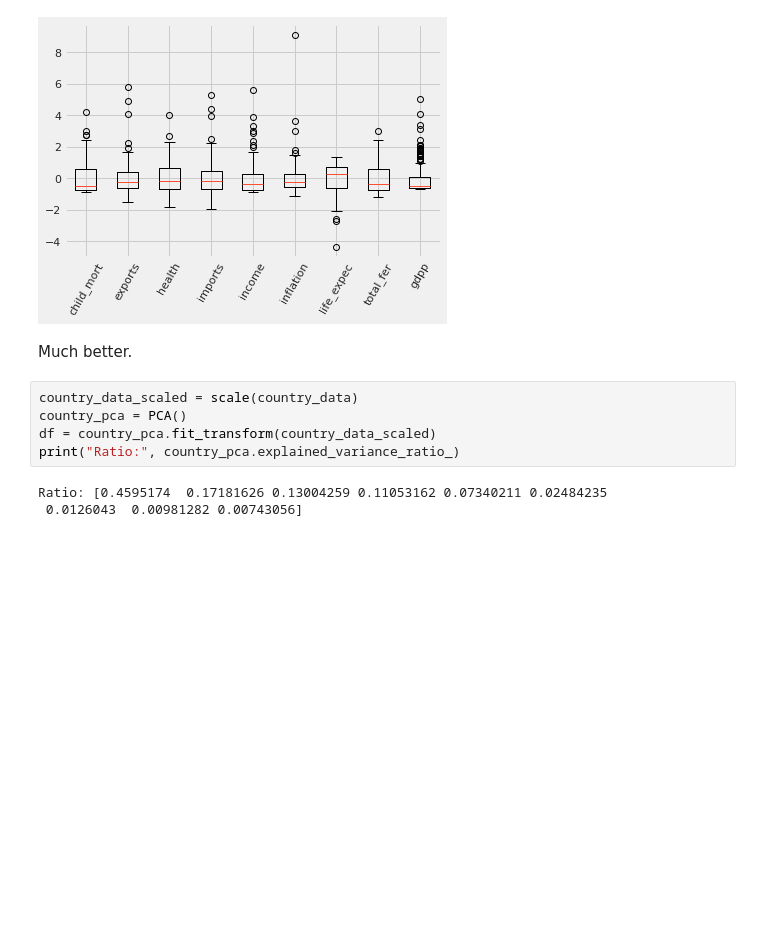
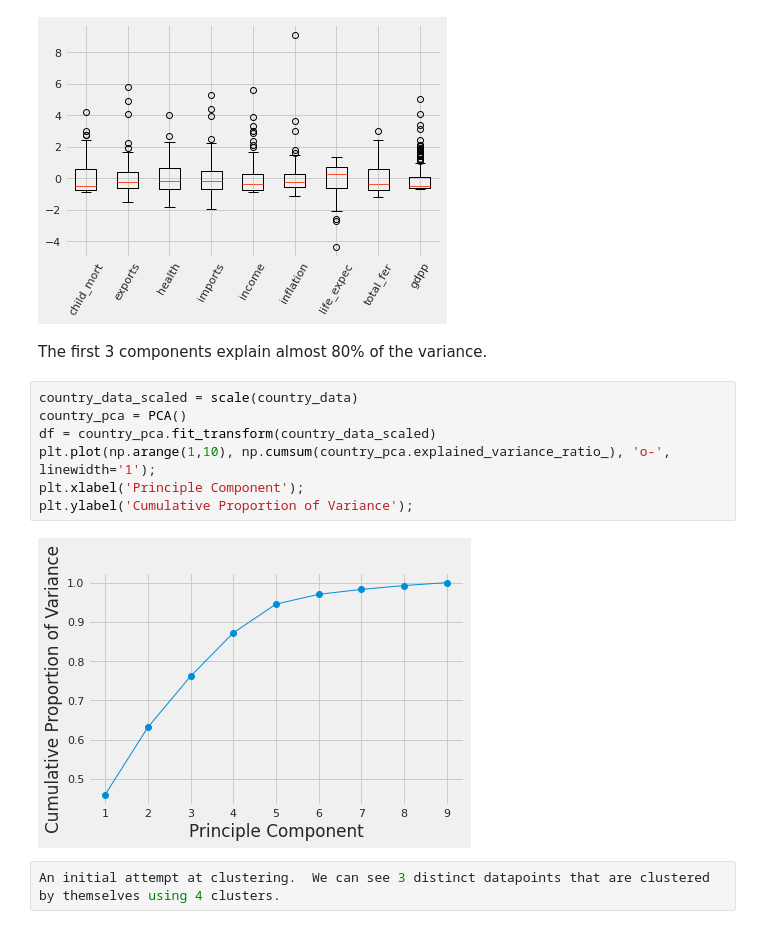
Before and after one commit to 392781/Country-Clustering-Analysis, a Jupyter notebook: country_clustering.ipynb, the cells around one changed output. Drawn from its saved outputs; the diff is of its cells as text; blank space fills up the shorter version.

```diff
--- a/country_clustering.ipynb
+++ b/country_clustering.ipynb
@@ -73,16 +77,19 @@ plt.boxplot(scale(country_data), labels=country_data.columns);
 plt.xticks(rotation=60);
 # %% [output]
 [figure]
-# %% [markdown]
-Much better.
+# %% [markdown]
+The first 3 components explain almost 80% of the variance.
 # %%
 country_data_scaled = scale(country_data)
 country_pca = PCA()
 df = country_pca.fit_transform(country_data_scaled)
-print("Ratio:", country_pca.explained_variance_ratio_)
+plt.plot(np.arange(1,10), np.cumsum(country_pca.explained_variance_ratio_), 'o-', linewidth='1');
+plt.xlabel('Principle Component');
+plt.ylabel('Cumulative Proportion of Variance');
 # %% [output]
-Ratio: [0.4595174  0.17181626 0.13004259 0.11053162 0.07340211 0.02484235
- 0.0126043  0.00981282 0.00743056]
+[figure, added]
+# %%
+An initial attempt at clustering.  We can see 3 distinct datapoints that are clustered by themselves using 4 clusters.
 # %%
 kmeans = KMeans(n_clusters=4)
 kmeans.fit(country_data_scaled)
```
Also changed, not shown: parts of 9 cells of this notebook.
